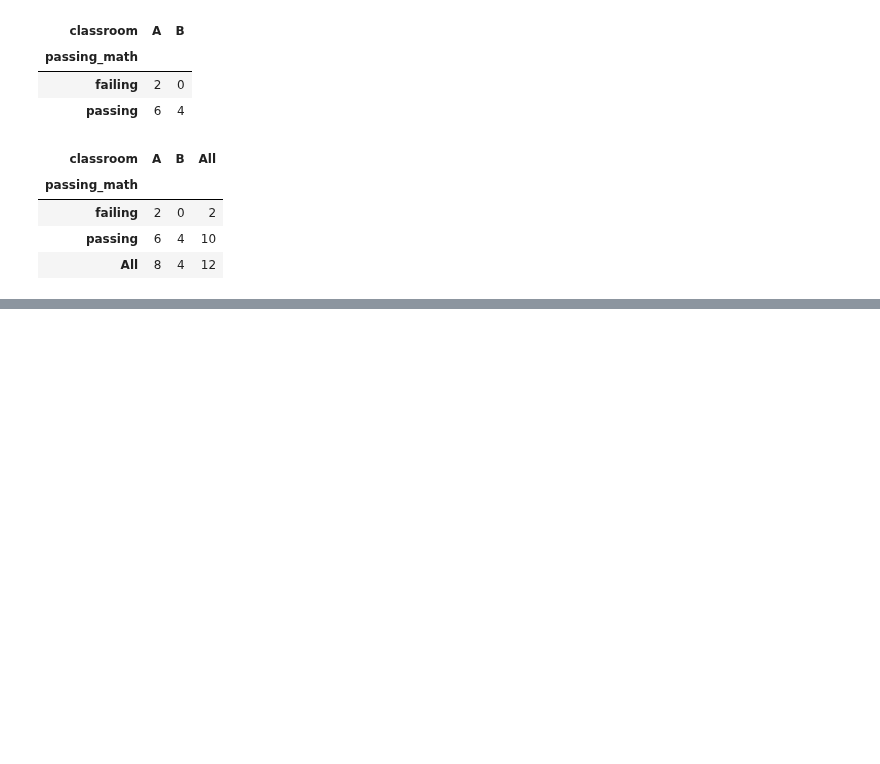
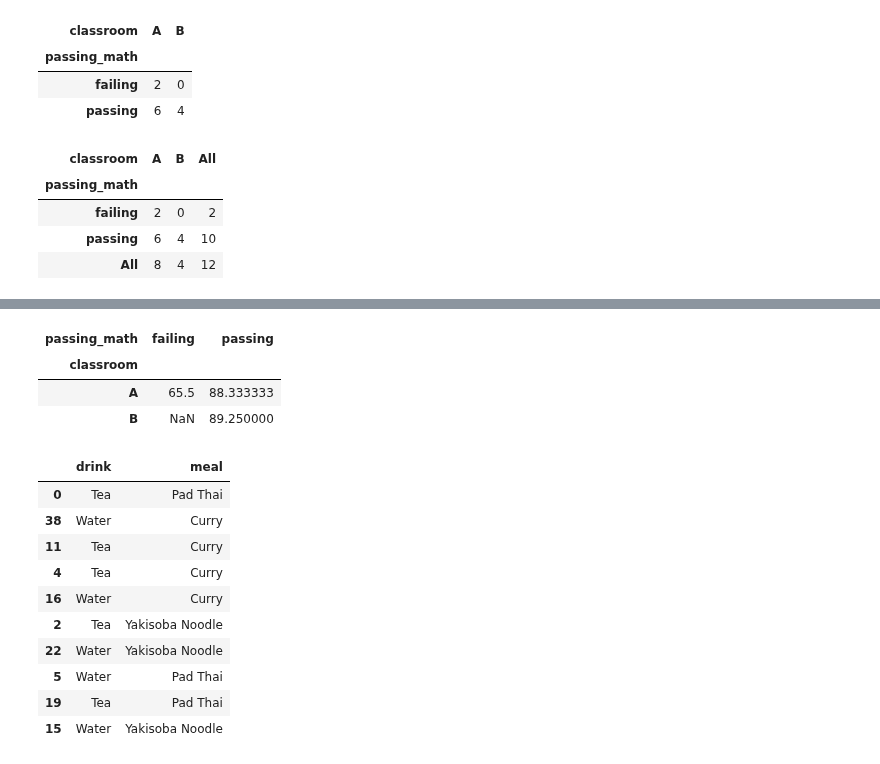
Before and after one commit to natasharivers/numpy-pandas-visualization-exercises, a Jupyter notebook: lesson plan advanced data frames.ipynb, the cells around one changed output, grey strips where cells are left out. Saved outputs shown, nothing was run; the diff lists cells and outputs as text; code cells hidden in the pictures; blank space fills up the shorter version.

```diff
--- a/lesson plan advanced data frames.ipynb
+++ b/lesson plan advanced data frames.ipynb
@@ -606,0 +629,31 @@ pd.crosstab(df.passing_math, df.classroom, margins=True)
+# %%
+df.pivot_table(index='classroom', columns='passing_math', values='math')
+#by default it will aggregate the Mean function
+# %% [output]
+| passing_math | failing | passing |
+| classroom |  |  |
+| A | 65.5 | 88.333333 |
+| B | NaN | 89.250000 |
+# %%
+n = 40
+
+orders = pd.DataFrame({
+    'drink': np.random.choice(['Tea', 'Water', 'Water'], n),
+    'meal': np.random.choice(['Curry', 'Yakisoba Noodle', 'Pad Thai'], n),
+})
+
+orders.sample(10) # <--- just gives 10 random
+#creating a dataframe with two columns (drink and meal)
+#n=40, means 40 rows
+# %% [output]
+|  | drink | meal |
+| 0 | Tea | Pad Thai |
+| 38 | Water | Curry |
+| 11 | Tea | Curry |
+| 4 | Tea | Curry |
+| 16 | Water | Curry |
+| 2 | Tea | Yakisoba Noodle |
+| 22 | Water | Yakisoba Noodle |
+| 5 | Water | Pad Thai |
+| 19 | Tea | Pad Thai |
+| 15 | Water | Yakisoba Noodle |
```
Also changed, not shown: parts of 16 cells of this notebook, 1 other file.
